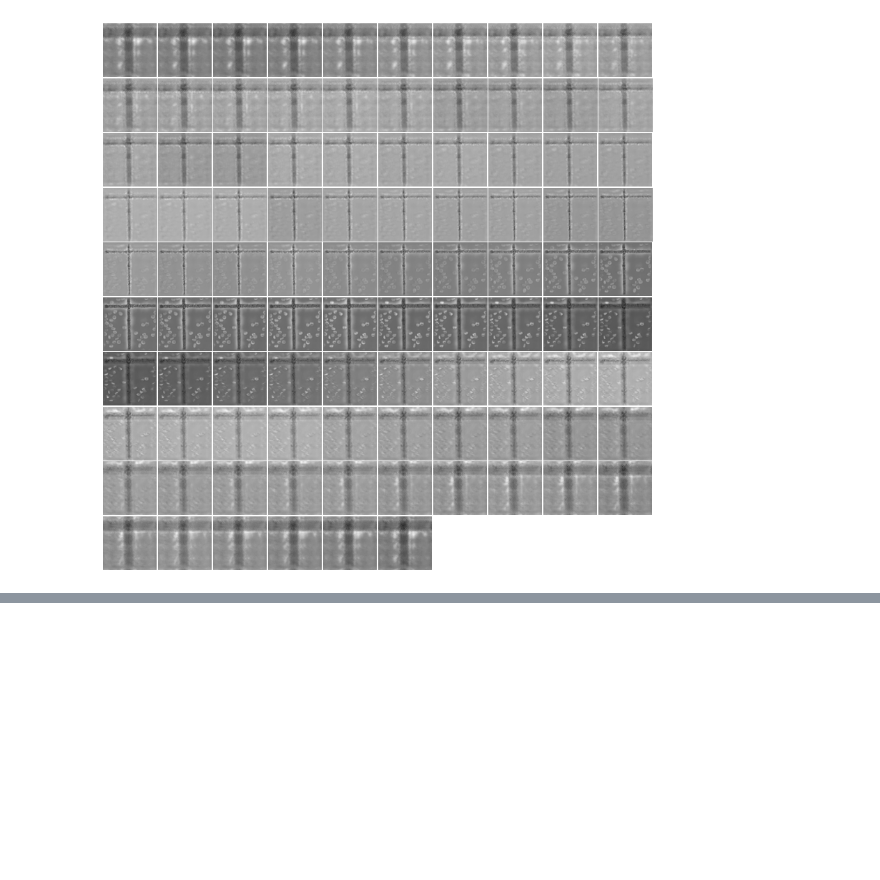
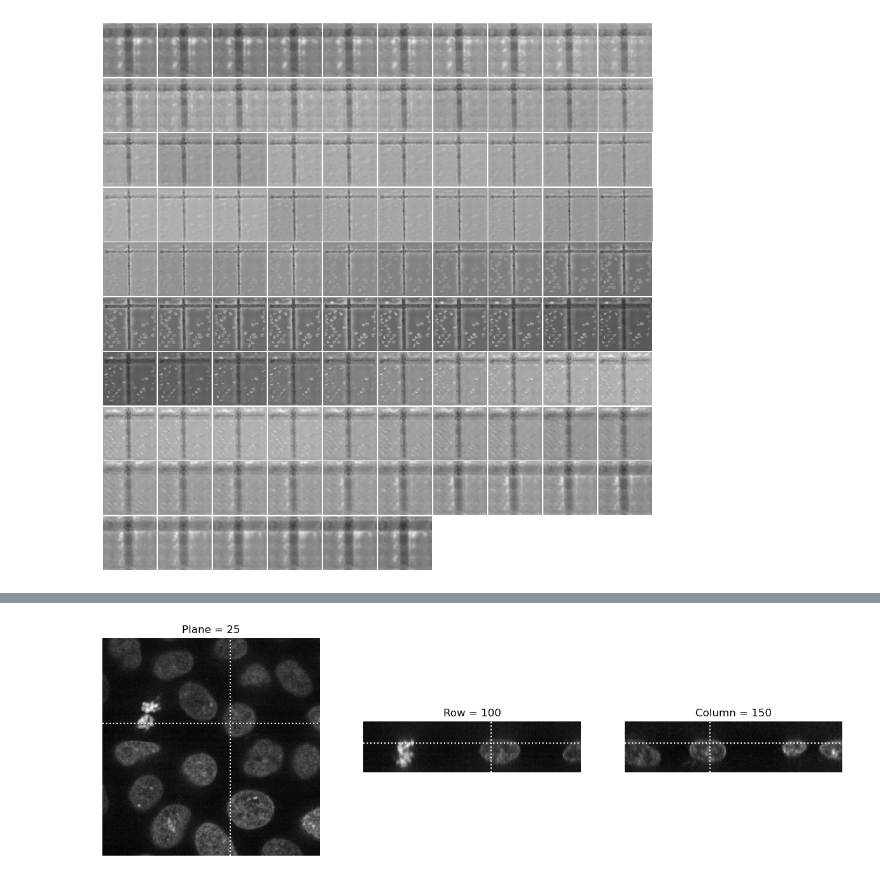
Before and after one commit to bmandracchia/bioMONAI, a Jupyter notebook: nbs/09_visualize.ipynb, the cells around one changed output, grey strips where cells are left out. Drawn from its saved outputs; the diff is of its cells as text; code cells hidden in the pictures; blank space fills up the shorter version.

```diff
--- a/nbs/09_visualize.ipynb
+++ b/nbs/09_visualize.ipynb
@@ -178,3 +247,7 @@ torch.Size([96, 512, 512])
+# %%
+visualize_slices(data, (25,100,150), linestyle=':')
+# %% [output]
+[figure, added]
 # %%
 #| hide
 import nbdev; nbdev.nbdev_export()
```
Also changed, not shown: parts of 4 cells of this notebook, 2 other files.
